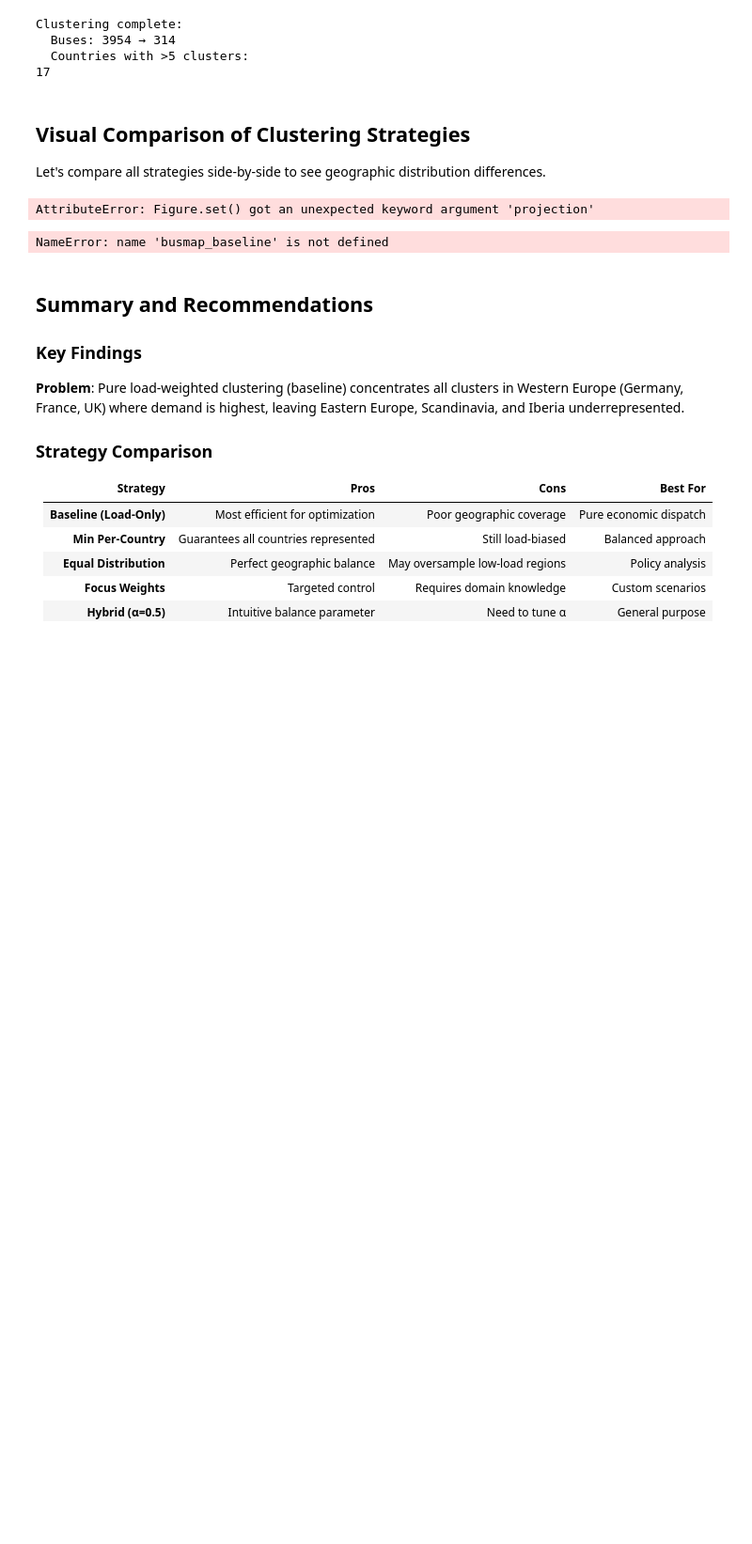
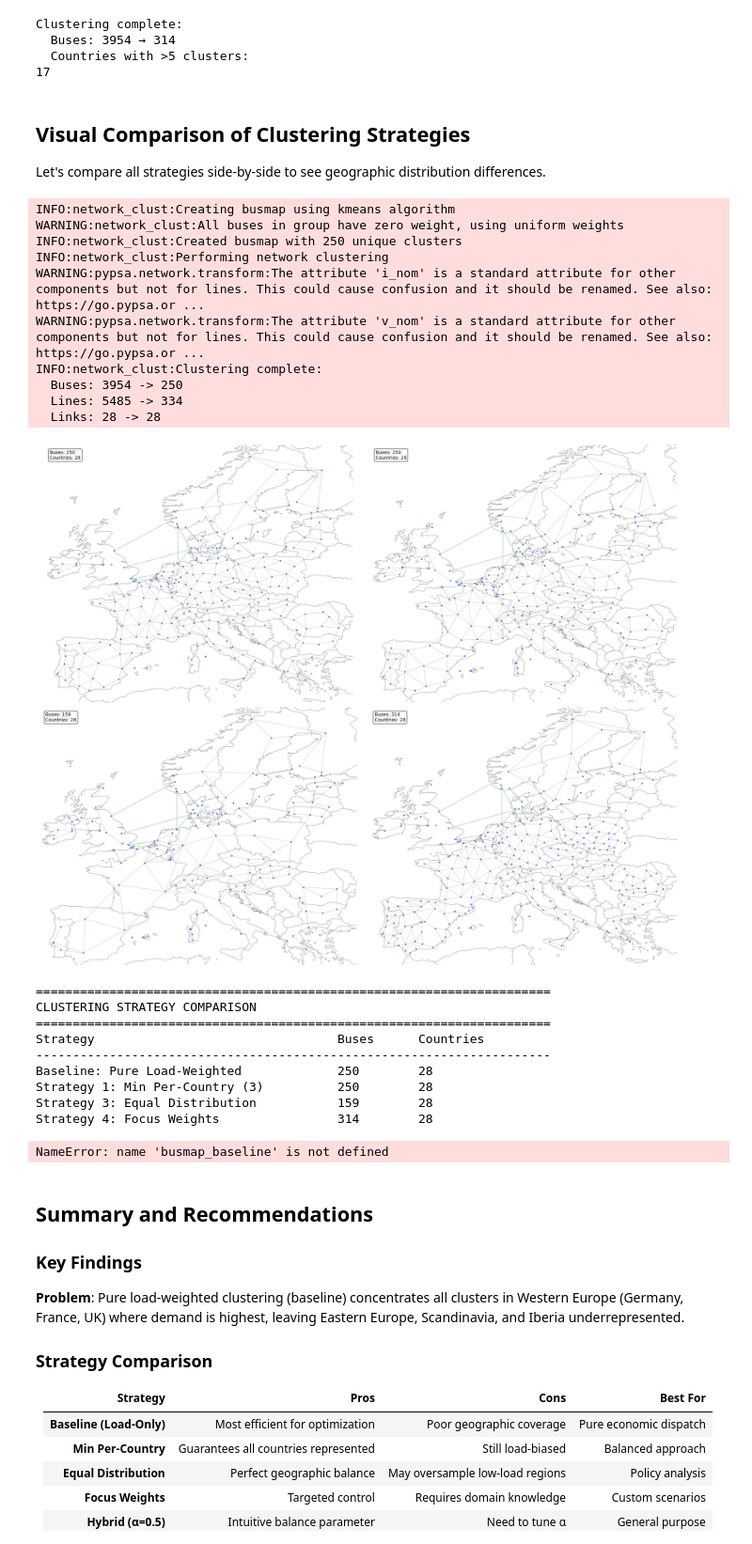
Before and after one commit to jendrkk/PyPSA---Simplified-European-Model, a Jupyter notebook: notebooks/network_04A.ipynb, the cells around one changed output. Shown at 94% size. Saved outputs shown, nothing was run; the diff lists cells and outputs as text; code cells hidden in the pictures; blank space fills up the shorter version.

```diff
--- a/notebooks/network_04A.ipynb
+++ b/notebooks/network_04A.ipynb
@@ -93,7 +109,7 @@ Using src path: /Users/jedrek/Documents/Studium Volkswirschaftslehre/3. Semester
 Repository root: /Users/jedrek/Documents/Studium Volkswirschaftslehre/3. Semester/European Energy Policy/HA/PyPSA---Simplified-European-Model/PyPSA---Simplified-European-Model
 # %%
 # Load the simplified network
-simplified_path = repo_root / "data" / "networks" / f"S+_sEEN{"_join" if JOIN else ""}{"_f" if FLOAT_ else ""}.nc"
+simplified_path = repo_root / "data" / "networks" / "base" / f"S+_sEEN{"_join" if JOIN else ""}{"_f" if FLOAT_ else ""}.nc"
 n = pypsa.Network(simplified_path)
 # %% [output]
 INFO:pypsa.network.io:Imported network 'Simplified European Electricity Network [join] [float] [simple]' has buses, carriers, lines, links, loads, sub_networks
@@ -846,8 +862,11 @@ import matplotlib.pyplot as plt
 import cartopy.crs as ccrs
 
 
-# Create comparison plots
-fig, axes = plt.subplots(2, 2, figsize=(20, 16))
+# Create comparison plots using GeoAxes (required by pypsa.network.plot)
+fig, axes = plt.subplots(
+    2, 2, figsize=(20, 16),
+    subplot_kw={'projection': ccrs.PlateCarree()}
+)
 axes = axes.flatten()
 
 strategies = [
@@ -869,37 +888,56 @@ for idx, (title, network) in enumerate(strategies):
     ax.set_title(title, fontsize=14, fontweight='bold', pad=20)
 
     # Plot network with single color (not country-based)
     network.plot(
         ax=ax,
-        bus_sizes=1.5,
-        line_widths=0.4,
-        link_widths=0.8,
+        bus_sizes=0.01,
+        line_widths=0.05,
+        link_widths=0.05,
         margin=0.05,
         bus_colors='royalblue',  # Use single color like network_04.ipynb
     )
 
     # Add statistics
     n_countries = len(network.buses.country.unique())
     n_buses = len(network.buses)
     stats_text = f"Buses: {n_buses}\nCountries: {n_countries}"
     ax.text(0.02, 0.98, stats_text, transform=ax.transAxes,
             verticalalignment='top', bbox=dict(boxstyle='round',
             facecolor='white', alpha=0.8), fontsize=10)
 
 plt.tight_layout()
 plt.savefig(repo_root / 'results' / 'figures' / 'clustering_comparison.png', dpi=300, bbox_inches='tight')
 plt.show()
 
 print("\n" + "="*70)
 print("CLUSTERING STRATEGY COMPARISON")
 print("="*70)
 print(f"{'Strategy':<40} {'Buses':<10} {'Countries':<15}")
 print("-"*70)
 for title, network in strategies:
     n_countries = len(network.buses.country.unique())
     print(f"{title:<40} {len(network.buses):<10} {n_countries:<15}")
 # %% [output]
-AttributeError: Figure.set() got an unexpected keyword argument 'projection'
+INFO:network_clust:Creating busmap using kmeans algorithm
+WARNING:network_clust:All buses in group have zero weight, using uniform weights
+INFO:network_clust:Created busmap with 250 unique clusters
+INFO:network_clust:Performing network clustering
+WARNING:pypsa.network.transform:The attribute 'i_nom' is a standard attribute for other components but not for lines. This could cause confusion and it should be renamed. See also: https://go.pypsa.or ...
+WARNING:pypsa.network.transform:The attribute 'v_nom' is a standard attribute for other components but not for lines. This could cause confusion and it should be renamed. See also: https://go.pypsa.or ...
+INFO:network_clust:Clustering complete:
+  Buses: 3954 -> 250
+  Lines: 5485 -> 334
+  Links: 28 -> 28
+[figure, added]
+======================================================================
+CLUSTERING STRATEGY COMPARISON
+======================================================================
+Strategy                                 Buses      Countries
+----------------------------------------------------------------------
+Baseline: Pure Load-Weighted             250        28
+Strategy 1: Min Per-Country (3)          250        28
+Strategy 3: Equal Distribution           159        28
+Strategy 4: Focus Weights                314        28
 # %%
 # Create detailed country distribution comparison
 strategy_results = {
```
Also changed, not shown: parts of 3 cells of this notebook, 10 other files.
